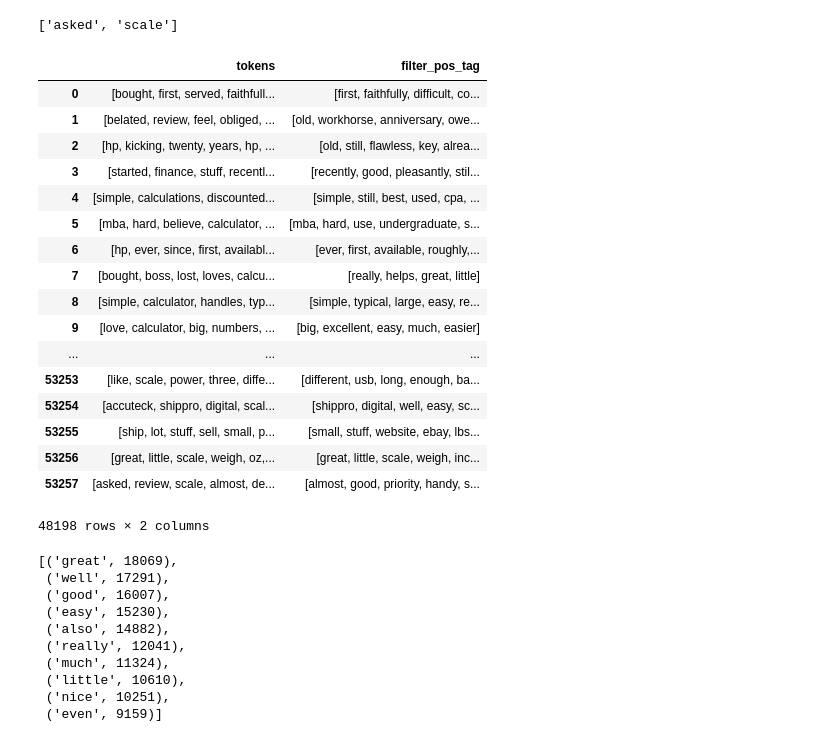
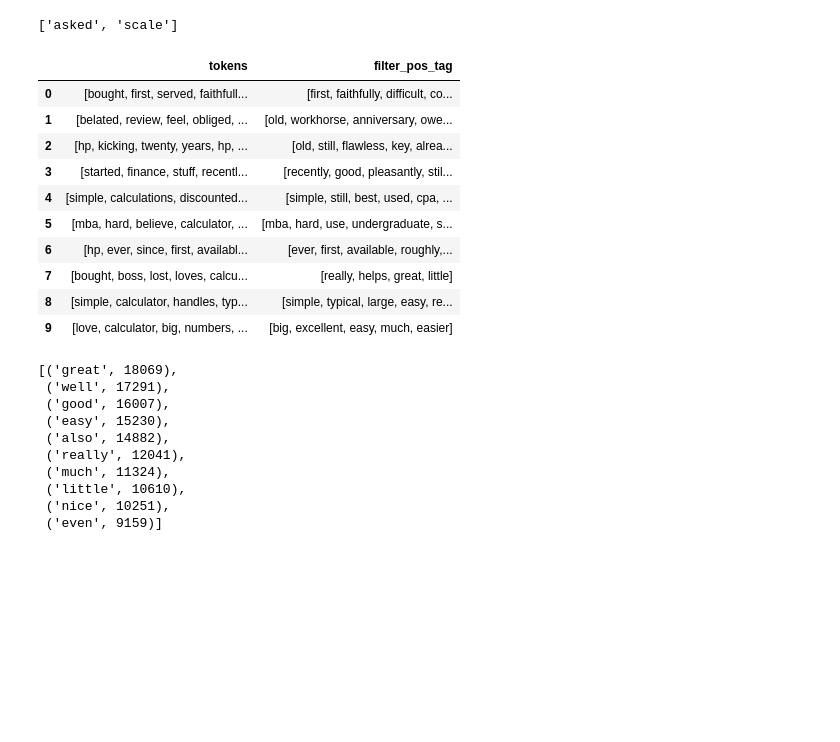
Before and after one commit to shishirkmr/predict_amazon_review_rating, a Jupyter notebook: sentiment_analyzer.ipynb, the cells around one changed output. Drawn from its saved outputs; the diff is of its cells as text; code cells hidden in the pictures; blank space fills up the shorter version.

```diff
--- a/sentiment_analyzer.ipynb
+++ b/sentiment_analyzer.ipynb
@@ -243,26 +243,19 @@ filter_tag([('asked', 'RB'), ('review', 'NN'), ('scale', 'RBS')])
 # %%
 dataset['filter_pos_tag']=dataset['pos_tag'].apply(filter_tag)
 
-dataset[['tokens','filter_pos_tag']]
+dataset[['tokens','filter_pos_tag']].head(10)
 # %% [output]
 |  | tokens | filter_pos_tag |
 | 0 | [bought, first, served, faithfull... | [first, faithfully, difficult, co... |
 | 1 | [belated, review, feel, obliged, ... | [old, workhorse, anniversary, owe... |
 | 2 | [hp, kicking, twenty, years, hp, ... | [old, still, flawless, key, alrea... |
 | 3 | [started, finance, stuff, recentl... | [recently, good, pleasantly, stil... |
 | 4 | [simple, calculations, discounted... | [simple, still, best, used, cpa, ... |
 | 5 | [mba, hard, believe, calculator, ... | [mba, hard, use, undergraduate, s... |
 | 6 | [hp, ever, since, first, availabl... | [ever, first, available, roughly,... |
 | 7 | [bought, boss, lost, loves, calcu... | [really, helps, great, little] |
 | 8 | [simple, calculator, handles, typ... | [simple, typical, large, easy, re... |
 | 9 | [love, calculator, big, numbers, ... | [big, excellent, easy, much, easier] |
-| ... | ... | ... |
-| 53253 | [like, scale, power, three, diffe... | [different, usb, long, enough, ba... |
-| 53254 | [accuteck, shippro, digital, scal... | [shippro, digital, well, easy, sc... |
-| 53255 | [ship, lot, stuff, sell, small, p... | [small, stuff, website, ebay, lbs... |
-| 53256 | [great, little, scale, weigh, oz,... | [great, little, scale, weigh, inc... |
-| 53257 | [asked, review, scale, almost, de... | [almost, good, priority, handy, s... |
-48198 rows × 2 columns
 # %%
 positive_reviews=dataset[dataset['label']==1]['filter_pos_tag']
 
```
Also changed, not shown: parts of 50 cells of this notebook.
